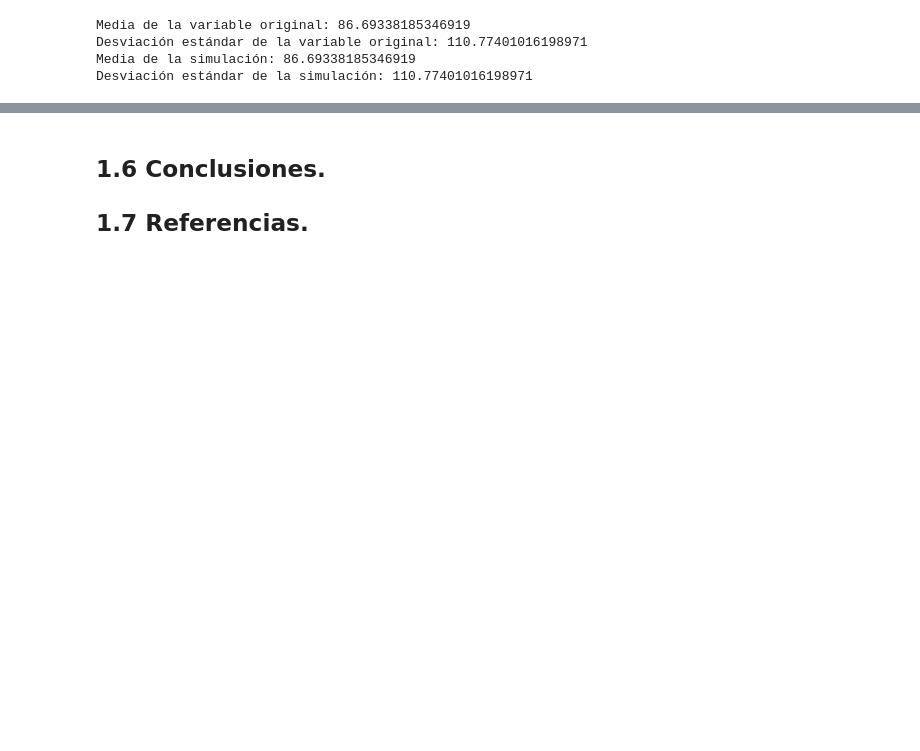
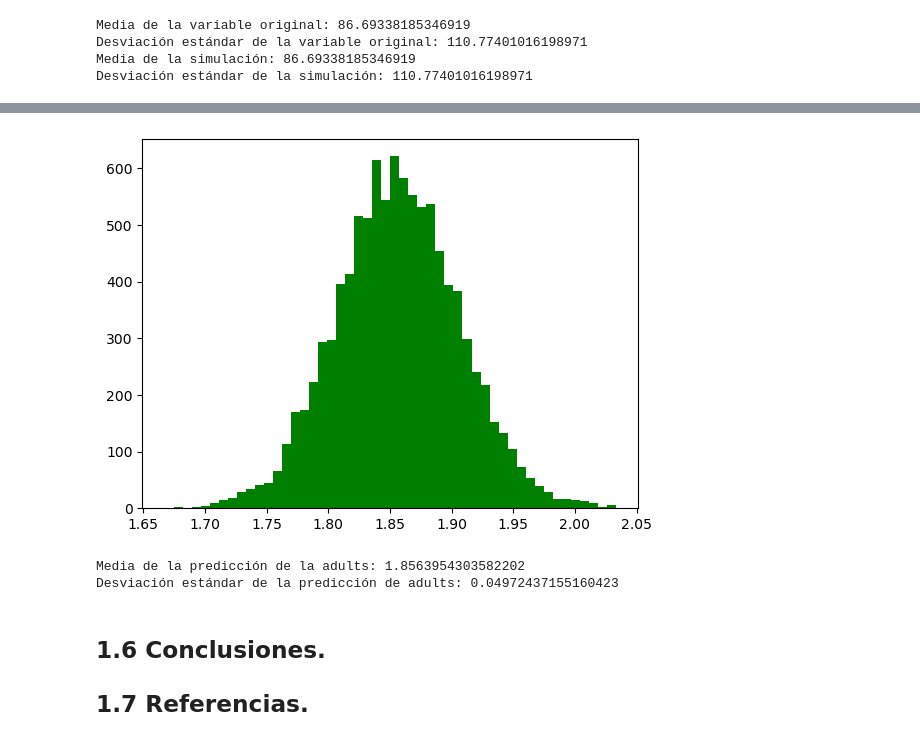
Before and after one commit to Karim1601/Simulacion_Proyecto_PenaH_ValadezM_DegolladoJ, a Jupyter notebook: ProyectoModulo1_PeñaN1_ValadezN2_DegolladoN3.ipynb, the cells around one changed output, grey strips where cells are left out. Drawn from its saved outputs; the diff is of its cells as text; code cells hidden in the pictures; blank space fills up the shorter version.

```diff
--- a/ProyectoModulo1_PeñaN1_ValadezN2_DegolladoN3.ipynb
+++ b/ProyectoModulo1_PeñaN1_ValadezN2_DegolladoN3.ipynb
@@ -320,3 +356,34 @@ Desviación estándar de la simulación: 17.594647192690694
+# %%
+# Prediccion de los adultos hospedados por noche utilizando estadias entre semana y estadias los fines de semana
+
+# Ajustar un modelo de regresión lineal para predecir adults a partir de otras variables
+X = data[['stays_in_week_nights', 'stays_in_weekend_nights']]
+y = data['adults']
+modelo = LinearRegression().fit(X, y)
+
+# Generar 10000 valores aleatorios de stays_in_week_nights y stays_in_weekend_nights
+simulacion_stays_in_week_nights = np.random.normal(loc=np.mean(data['stays_in_week_nights']), scale=np.std(data['stays_in_week_nights']), size=10000)
+simulacion_stays_in_weekend_nights = np.random.normal(loc=np.mean(data['stays_in_weekend_nights']), scale=np.std(data['stays_in_weekend_nights']), size=10000)
+
+# Utilizar el modelo para predecir adr a partir de los valores simulados de agent y lead_time
+X_simulacion = pd.DataFrame({'stays_in_week_nights': simulacion_stays_in_week_nights, 'stays_in_weekend_nights': simulacion_stays_in_weekend_nights})
+prediccion_adults = modelo.predict(X_simulacion)
+
+# Graficar la distribución de la predicción de adr
+plt.hist(prediccion_adults, bins=50,color='green')
+plt.show()
+
+# Calcular la media y desviación estándar de la predicción de la edad
+media_prediccion = np.mean(prediccion_adults)
+desv_prediccion = np.std(prediccion_adults)
+
+# Imprimir resultados
+print("Media de la predicción de la adults:", media_prediccion)
+print("Desviación estándar de la predicción de adults:", desv_prediccion)
+# %% [output]
+[figure, added]
+Media de la predicción de la adults: 1.8563954303582202
+Desviación estándar de la predicción de adults: 0.04972437155160423
 # %% [markdown]
 ## 1.6 Conclusiones.
 >
```
Also changed, not shown: parts of 6 cells of this notebook.
